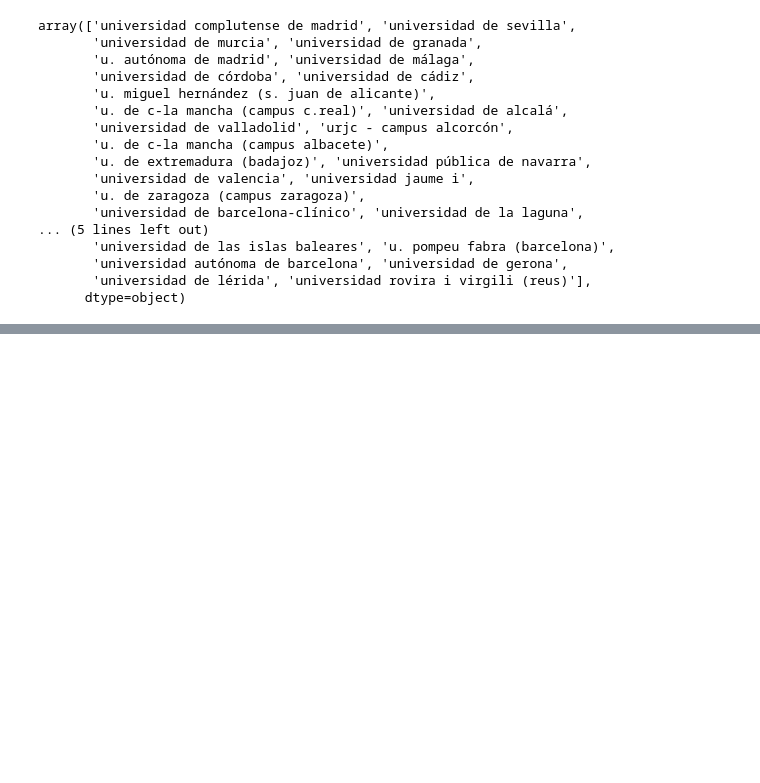
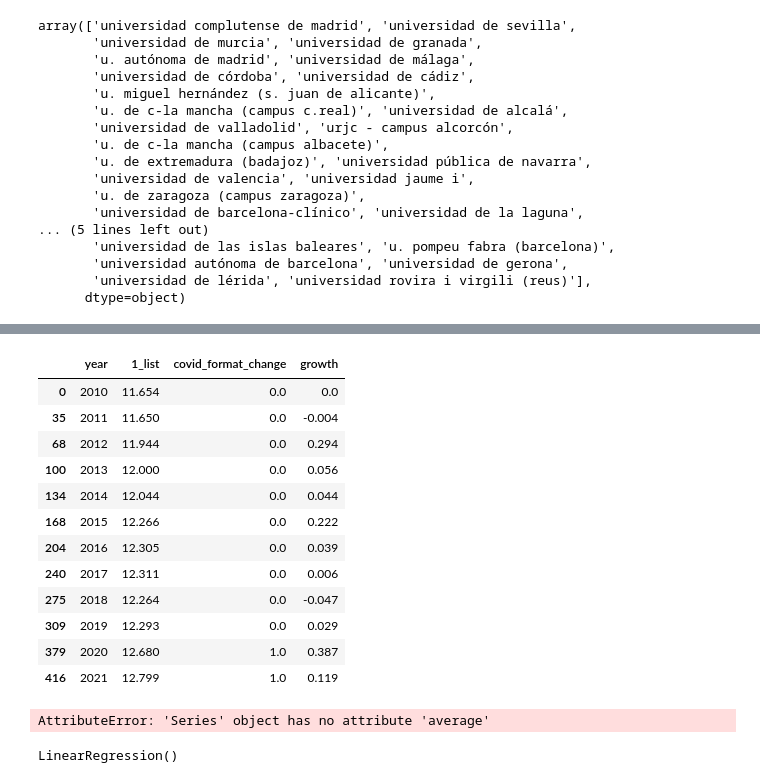
Before and after one commit to MiguelMonederoRubio/MasterDataScience_FinalProject_TFM, a Jupyter notebook: Prediction_Medicine_Selectivity_Scores.ipynb, the cells around one changed output, grey strips where cells are left out. Drawn from its saved outputs; the diff is of its cells as text; code cells hidden in the pictures; blank space fills up the shorter version.

```diff
--- a/Prediction_Medicine_Selectivity_Scores.ipynb
+++ b/Prediction_Medicine_Selectivity_Scores.ipynb
@@ -653,0 +497,7 @@ uni_year_grouped
+# %%
+dfs_unified_columns = dfs_unified.columns.tolist()[1:]
+
+num_columns = len(dfs_unified_columns)
+
+for i in range(num_columns):
+    dfs_unified[dfs_unified_columns[i]].replace({np.nan: 0}, inplace=True)
@@ -653,0 +523,44 @@ uni_year_grouped
+# %%
+
+universidad_de_lerida = dfs_unified[dfs_unified['university'] == 'universidad de lérida']
+universidad_de_lerida = universidad_de_lerida[['year', '1_list']]
+
+# change in test format due to covid
+universidad_de_lerida['covid_format_change'] = ''
+universidad_de_lerida['covid_format_change'] = np.where((universidad_de_lerida['year'] >= 2020), float(1), universidad_de_lerida['covid_format_change'])
+universidad_de_lerida['covid_format_change'] = np.where((universidad_de_lerida['year'] < 2020), float(0), universidad_de_lerida['covid_format_change'])
+
+# growth column
+universidad_de_lerida['growth'] = ''
+universidad_de_lerida['growth'] = np.where((universidad_de_lerida['year'] == 2010), float(0), universidad_de_lerida['growth'])
+universidad_de_lerida['growth'] = np.where((universidad_de_lerida['year'] == 2011), float((universidad_de_lerida.loc[universidad_de_lerida['year'] == 2011, '1_list'].iloc[0]) - (universidad_de_lerida.loc[universidad_de_lerida['year'] == 2010, '1_list'].iloc[0])) , universidad_de_lerida['growth'])
+universidad_de_lerida['growth'] = np.where((universidad_de_lerida['year'] == 2012), float((universidad_de_lerida.loc[universidad_de_lerida['year'] == 2012, '1_list'].iloc[0]) - (universidad_de_lerida.loc[universidad_de_lerida['year'] == 2011, '1_list'].iloc[0])) , universidad_de_lerida['growth'])
+universidad_de_lerida['growth'] = np.where((universidad_de_lerida['year'] == 2013), float((universidad_de_lerida.loc[universidad_de_lerida['year'] == 2013, '1_list'].iloc[0]) - (universidad_de_lerida.loc[universidad_de_lerida['year'] == 2012, '1_list'].iloc[0])) , universidad_de_lerida['growth'])
+universidad_de_lerida['growth'] = np.where((universidad_de_lerida['year'] == 2014), float((universidad_de_lerida.loc[universidad_de_lerida['year'] == 2014, '1_list'].iloc[0]) - (universidad_de_lerida.loc[universidad_de_lerida['year'] == 2013, '1_list'].iloc[0])) , universidad_de_lerida['growth'])
+universidad_de_lerida['growth'] = np.where((universidad_de_lerida['year'] == 2015), float((universidad_de_lerida.loc[universidad_de_lerida['year'] == 2015, '1_list'].iloc[0]) - (universidad_de_lerida.loc[universidad_de_lerida['year'] == 2014, '1_list'].iloc[0])) , universidad_de_lerida['growth'])
+universidad_de_lerida['growth'] = np.where((universidad_de_lerida['year'] == 2016), float((universidad_de_lerida.loc[universidad_de_lerida['year'] == 2016, '1_list'].iloc[0]) - (universidad_de_lerida.loc[universidad_de_lerida['year'] == 2015, '1_list'].iloc[0])) , universidad_de_lerida['growth'])
+universidad_de_lerida['growth'] = np.where((universidad_de_lerida['year'] == 2017), float((universidad_de_lerida.loc[universidad_de_lerida['year'] == 2017, '1_list'].iloc[0]) - (universidad_de_lerida.loc[universidad_de_lerida['year'] == 2016, '1_list'].iloc[0])) , universidad_de_lerida['growth'])
+universidad_de_lerida['growth'] = np.where((universidad_de_lerida['year'] == 2018), float((universidad_de_lerida.loc[universidad_de_lerida['year'] == 2018, '1_list'].iloc[0]) - (universidad_de_lerida.loc[universidad_de_lerida['year'] == 2017, '1_list'].iloc[0])) , universidad_de_lerida['growth'])
+universidad_de_lerida['growth'] = np.where((universidad_de_lerida['year'] == 2019), float((universidad_de_lerida.loc[universidad_de_lerida['year'] == 2019, '1_list'].iloc[0]) - (universidad_de_lerida.loc[universidad_de_lerida['year'] == 2018, '1_list'].iloc[0])) , universidad_de_lerida['growth'])
+universidad_de_lerida['growth'] = np.where((universidad_de_lerida['year'] == 2020), float((universidad_de_lerida.loc[universidad_de_lerida['year'] == 2020, '1_list'].iloc[0]) - (universidad_de_lerida.loc[universidad_de_lerida['year'] == 2019, '1_list'].iloc[0])) , universidad_de_lerida['growth'])
+universidad_de_lerida['growth'] = np.where((universidad_de_lerida['year'] == 2021), float((universidad_de_lerida.loc[universidad_de_lerida['year'] == 2021, '1_list'].iloc[0]) - (universidad_de_lerida.loc[universidad_de_lerida['year'] == 2020, '1_list'].iloc[0])) , universidad_de_lerida['growth'])
+# %%
+universidad_de_lerida
+# %% [output]
+|  | year | 1_list | covid_format_change | growth |
+| 0 | 2010 | 11.654 | 0.0 | 0.0 |
+| 35 | 2011 | 11.650 | 0.0 | -0.004 |
+| 68 | 2012 | 11.944 | 0.0 | 0.294 |
+| 100 | 2013 | 12.000 | 0.0 | 0.056 |
+| 134 | 2014 | 12.044 | 0.0 | 0.044 |
+| 168 | 2015 | 12.266 | 0.0 | 0.222 |
+| 204 | 2016 | 12.305 | 0.0 | 0.039 |
+| 240 | 2017 | 12.311 | 0.0 | 0.006 |
+| 275 | 2018 | 12.264 | 0.0 | -0.047 |
+| 309 | 2019 | 12.293 | 0.0 | 0.029 |
+| 379 | 2020 | 12.680 | 1.0 | 0.387 |
+| 416 | 2021 | 12.799 | 1.0 | 0.119 |
+# %%
+universidad_de_lerida['growth'].average()
+# %% [output]
+AttributeError: 'Series' object has no attribute 'average'
@@ -653,0 +581,10 @@ uni_year_grouped
+# %%
+# Create a Linear regression
+
+lr = LinearRegression()
+X = universidad_de_lerida[['year', 'covid_format_change']]
+y = universidad_de_lerida[['1_list']]
+
+lr.fit(X, y)
+# %% [output]
+LinearRegression()
```
Also changed, not shown: parts of 121 cells of this notebook, 14 other files.
